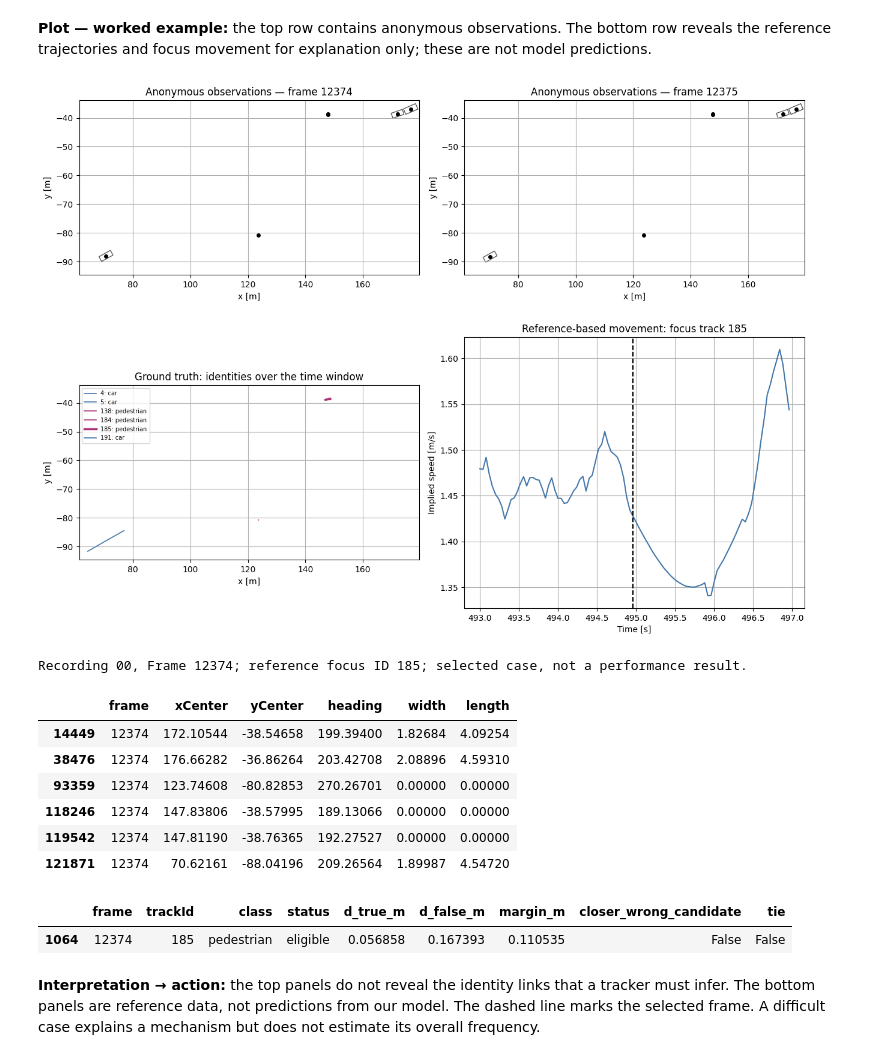
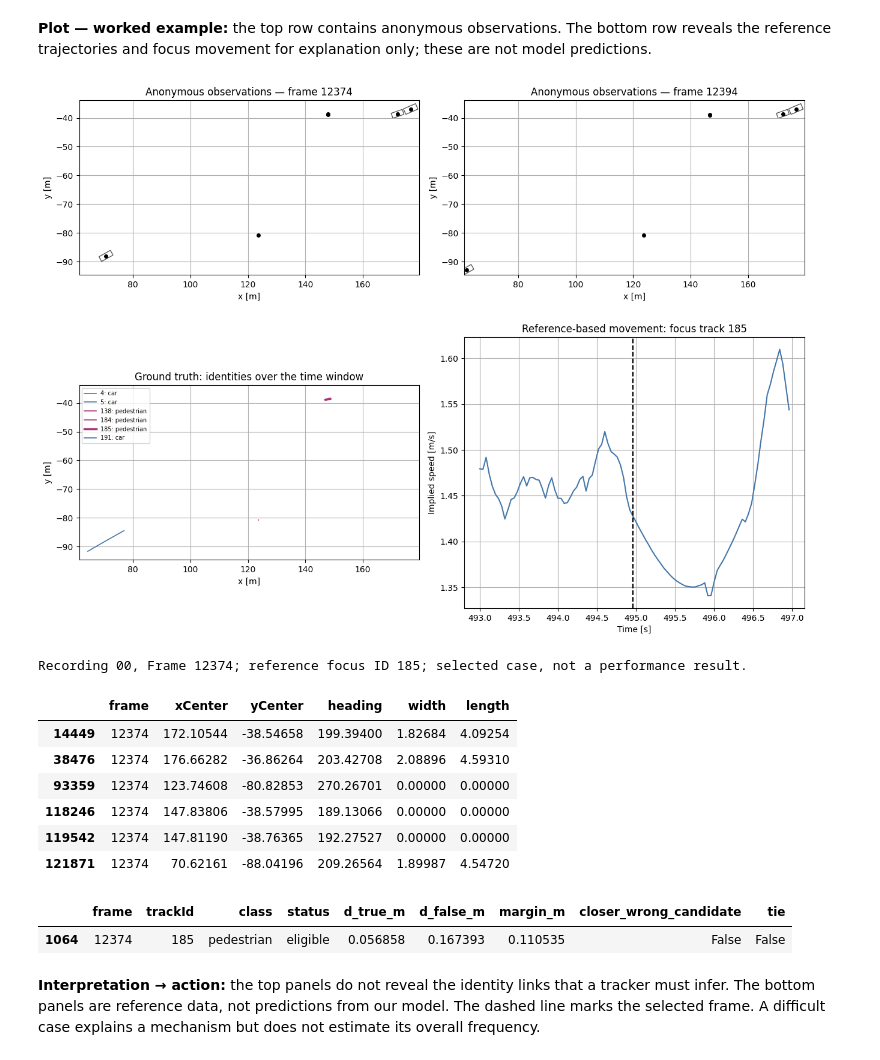
Before and after one commit to web-hannes/ai-infrastructure-p1a, a Jupyter notebook: inD_project_notebook_phase_structure.ipynb, the cells around one changed output. Drawn from its saved outputs; the diff is of its cells as text; code cells hidden in the pictures.

```diff
--- a/inD_project_notebook_phase_structure.ipynb
+++ b/inD_project_notebook_phase_structure.ipynb
@@ -1041,13 +1033,0 @@ The table gives sample size, circular mean and mean resultant length. Resultant
-# %%
-# Draw each location separately and calculate its circular summary.
-fig, axes = plt.subplots(1, len(locations), figsize=(4.5 * len(locations), 4),
-                         subplot_kw={'projection': 'polar'}, squeeze=False)
-heading_rows = []
-for ax, location_id in zip(axes[0], locations):
-    headings = eda.loc[eda.locationId == location_id, 'heading']
-    draw_heading(ax, headings, f'Location {int(location_id)}')
-    stats = circular_summary(headings)
-    heading_rows.append({'locationId': location_id, 'sample_rows': len(headings), **stats})
-plt.tight_layout()
-plt.show()
-display(pd.DataFrame(heading_rows))
@@ -1510,7 +1481,7 @@ y_min, y_max = case_data.yCenter.min() - 3, case_data.yCenter.max() + 3
 from matplotlib.patches import Rectangle
 from matplotlib.transforms import Affine2D
 fig, axes = plt.subplots(2, 2, figsize=(13, 10))
-for ax, frame in zip(axes[0], [case_frame, case_frame + 1]):
+for ax, frame in zip(axes[0], [case_frame, case_frame + 20]):
     observations = clean[clean.frame == frame]
     for observation in observations.itertuples():
         ax.scatter(observation.xCenter, observation.yCenter, color='black', s=16)
@@ -1523,34 +1494,34 @@ for ax, frame in zip(axes[0], [case_frame, case_frame + 1]):
            xlim=(x_min, x_max), ylim=(y_min, y_max), aspect='equal')
 
 # Show reference identities only in the explicitly labelled ground-truth panel.
 for track_id, track in case_data.groupby('trackId'):
     class_name = track.class_name.iloc[0]
     line_width = 1.2
     if track_id == focus_id:
         line_width = 2.5
     axes[1, 0].plot(track.xCenter, track.yCenter, color=CLASS_COLORS[class_name],
                     lw=line_width, label=f'{int(track_id)}: {class_name}')
 axes[1, 0].set(title='Ground truth: identities over the time window', xlabel='x [m]', ylabel='y [m]',
                xlim=(x_min, x_max), ylim=(y_min, y_max), aspect='equal')
 axes[1, 0].legend(fontsize=7)
 
 # Explain movement over time using GT links for diagnosis only.
 focus_track = clean[(clean.trackId == focus_id) & clean.frame.between(case_frame - 50, case_frame + 50)]
 focus_movement = motion_steps(focus_track.frame.to_numpy(), focus_track.xCenter.to_numpy(),
                               focus_track.yCenter.to_numpy(), float(active_recording.frameRate))
 axes[1, 1].plot(focus_track.frame.to_numpy()[1:] / float(active_recording.frameRate), focus_movement['speed_m_s'], color='#4477AA')
 axes[1, 1].axvline(case_frame / float(active_recording.frameRate), color='black', linestyle='--')
 axes[1, 1].set(title=f'Reference-based movement: focus track {focus_id}', xlabel='Time [s]', ylabel='Implied speed [m/s]')
 plt.tight_layout()
 plt.show()
 
 # Show case inputs and selection details; GT is visible only for explanation.
 print(f'Recording {ACTIVE_RECORDING:02d}, Frame {case_frame}; reference focus ID {focus_id}; selected case, not a performance result.')
 display(current.loc[current.trackId.isin(near_ids), ['frame', 'xCenter', 'yCenter', 'heading', 'width', 'length']])
 if len(assessable):
     display(assessable[(assessable.frame == case_frame) & (assessable.trackId == focus_id)])
 # %% [output]
-[figure, old version]
+[figure, new version]
 Recording 00, Frame 12374; reference focus ID 185; selected case, not a performance result.
 |  | frame | xCenter | yCenter | heading | width | length |
 | 14449 | 12374 | 172.10544 | -38.54658 | 199.39400 | 1.82684 | 4.09254 |
```
Also changed, not shown: parts of 5 cells of this notebook.
